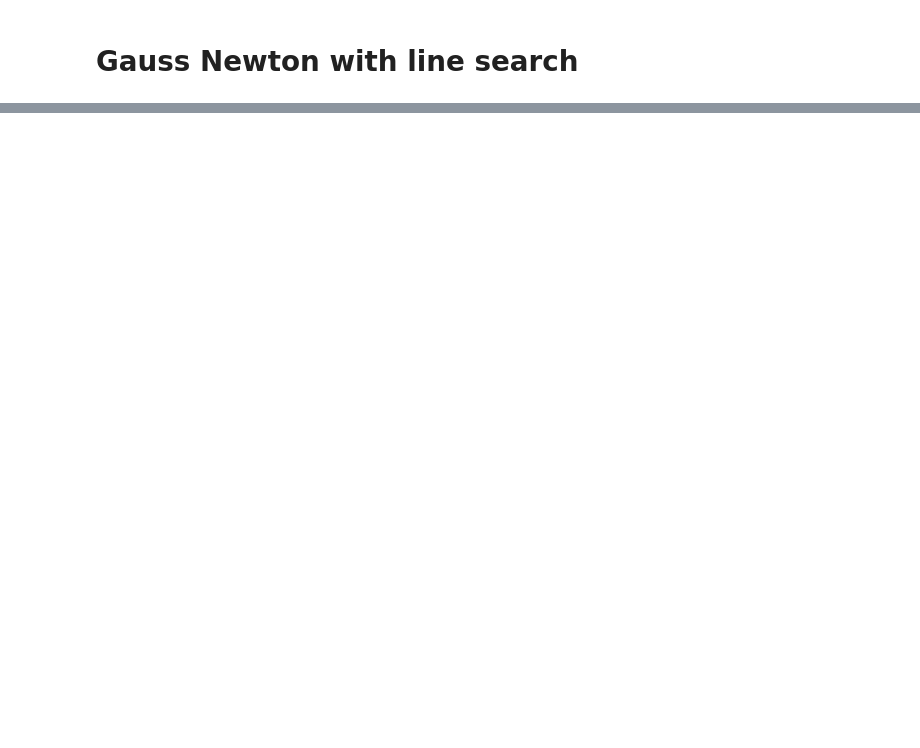
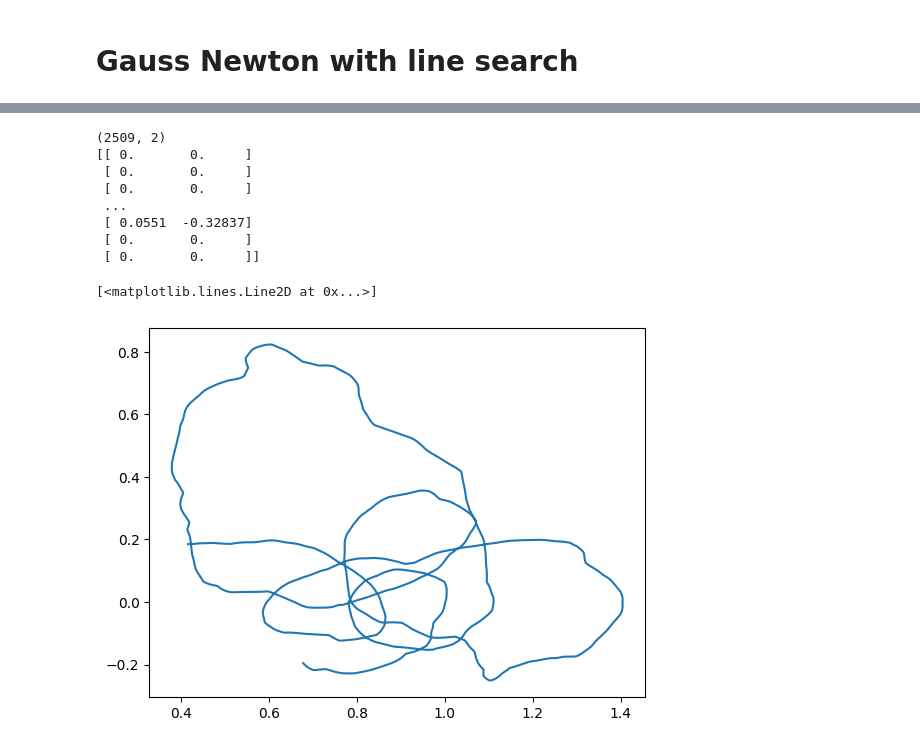
Before and after one commit to davidoroian/bsf_part_two, a Jupyter notebook: src/Project Part 2.ipynb, the cells around one changed output, grey strips where cells are left out. Saved outputs shown, nothing was run; the diff lists cells and outputs as text; code cells hidden in the pictures; blank space fills up the shorter version.

Commit message:
Task 7 dead reckoning initial solution

```diff
--- a/src/Project Part 2.ipynb
+++ b/src/Project Part 2.ipynb
@@ -141,0 +191,14 @@ for j in range(iteration_end-1):
+# %%
+motor_data = np.loadtxt('../data/task6-task7/motor_control_tracking_task6.csv', delimiter=',',dtype='float')
+motor_time = motor_data[:,0]
+motor_left = motor_data[:,1]
+motor_right = motor_data[:,2]
+
+IMU_data = np.loadtxt('../data/task6-task7/imu_tracking_task6.csv',delimiter=',',dtype='float')
+gyro_time = IMU_data[:,0]
+gyro_y = -IMU_data[:,6]
+
+calibration_speed = calibration_speed*100/30 # task 3
+robot_speed_estimates = (motor_left+motor_right)/2*calibration_speed
+
+print(robot_speed_estimates)
@@ -141,0 +249,59 @@ for j in range(iteration_end-1):
+# %%
+# k = 0
+# u_robot = np.zeros((gyro_y.shape[0],2))
+# for i, speed in enumerate(robot_speed_estimates):
+
+#     motor_timestamp = motor_time[i]
+#     avg_ang_velocity = 0
+#     for j, ang_velocity in enumerate(gyro_y[k:-1]):
+#         gyro_timestamp = gyro_time[j]
+#         if(gyro_timestamp>motor_timestamp or j == (len(gyro_y[k:-1])-1)):
+#             avg_ang_velocity = np.mean(gyro_y[k:k+j])
+#             k = j
+#             break
+#     u_robot[i,0] = speed
+#     u_robot[i,1] = avg_ang_velocity-gyro_y_bias
+#     if (k >= (len(gyro_y)-1)):
+#         break
+# x_robot_0 = [0.417,0.185,0]
+# dead_reckoning = Euler_method(f_robot, u_robot, x_robot_0, motor_time)
+# plt.figure()
+# plt.plot(dead_reckoning[:,0],dead_reckoning[:,1])
+k = 0
+u_robot = np.zeros((gyro_y.shape[0],2))
+print(u_robot.shape)
+for i, speed in enumerate(robot_speed_estimates):
+
+    motor_timestamp = motor_time[i]
+    for j, ang_velocity in enumerate(gyro_y[k:-1]):
+        gyro_timestamp = gyro_time[j]
+        if(gyro_timestamp>motor_timestamp or j == (len(gyro_y[k:-1])-1)):
+            k = j
+            break
+
+        u_robot[k+j,0] = speed
+        u_robot[k+j,1] = ang_velocity if speed>0 else 0
+    if (k >= (len(gyro_y)-1)):
+        break
+x_robot_0 = np.array([0.417,0.185,0])
+print(u_robot)
+dead_reckoning = Euler_method(f_robot, u_robot, x_robot_0, gyro_time)
+x_linear = linearization_solution(f_robot,
+                                  robot_jacobian,
+                                  gyro_time,
+                                  x_robot_0,
+                                  u_robot)
+plt.figure()
+# plt.plot(dead_reckoning[:,0],dead_reckoning[:,1])
+plt.plot(x_linear[:,0],x_linear[:,1])
+# %% [output]
+(2509, 2)
+[[ 0.       0.     ]
+ [ 0.       0.     ]
+ [ 0.       0.     ]
+ ...
+ [ 0.0551  -0.32837]
+ [ 0.       0.     ]
+ [ 0.       0.     ]]
+[<matplotlib.lines.Line2D at 0x...>]
+[figure, added]
```
Also changed, not shown: parts of 6 cells of this notebook.
